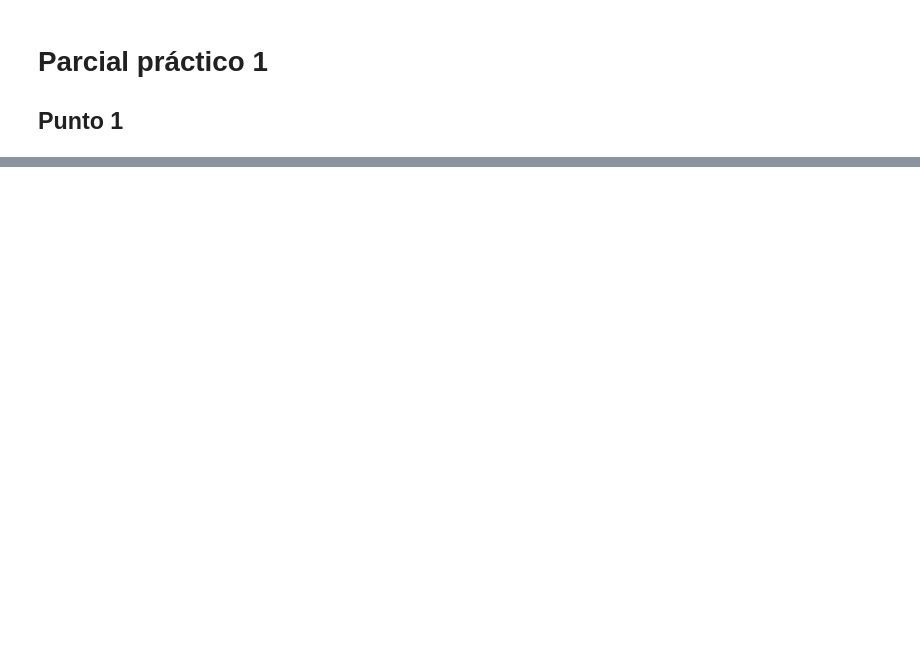
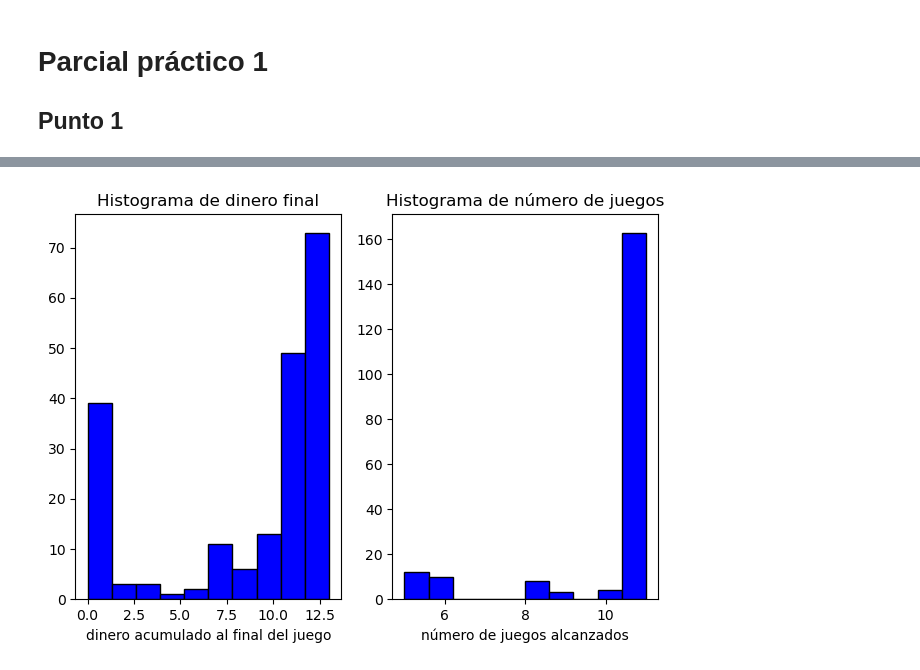
Before and after one commit to msanchezr99/Talleres_estocasticos1, a Jupyter notebook: Procesos_estoc_continuos/Parcial_Pract_I.ipynb, the cells around one changed output, grey strips where cells are left out. Drawn from its saved outputs; the diff is of its cells as text; code cells hidden in the pictures; blank space fills up the shorter version.

```diff
--- a/Procesos_estoc_continuos/Parcial_Pract_I.ipynb
+++ b/Procesos_estoc_continuos/Parcial_Pract_I.ipynb
@@ -37,0 +84,47 @@ Martingalas:
+# %%
+import seaborn as sns
+import matplotlib.pyplot as plt
+
+#Asumiendo que la apuesta inicial es uno
+def bet_sim(cash:int,limit:int,bet_inic,plot_example=False):
+    list_bet=[1]
+    list_cash=[cash]
+    bet=bet_inic
+    iter=1
+    while iter <=(limit) and cash>0:
+        u=np.random.uniform()
+        if u <=0.5: #gana
+            cash+=bet*2
+            bet=bet_inic
+            list_bet.append(bet)
+            list_cash.append(cash)
+        else:
+            cash-=bet
+            bet=min(2*bet,cash)
+            list_cash.append(cash)
+            list_bet.append(bet)
+        iter+=1
+    if plot_example==True:
+        plt.plot(list_cash)
+    return iter, cash
+
+#Caso a
+vect_numero_juegos_a=[]
+vect_ganancias_a=[]
+for i in range(200):
+    num_jueg,ganancia=bet_sim(5,10,0.4)
+    vect_numero_juegos_a.append(num_jueg)
+    vect_ganancias_a.append(ganancia)
+
+for i in [1,2]:
+    ax = plt.subplot(1, 2, i)
+    vect_plot=vect_ganancias_a if i==1 else vect_numero_juegos_a
+    ax.hist(vect_plot , color = 'blue', edgecolor = 'black')
+    title='Histograma de dinero final' if i==1 else 'Histograma de número de juegos'
+    ax.set_title(title)
+    x_label='dinero acumulado al final del juego' if i==1 else 'número de juegos alcanzados'
+    ax.set_xlabel(x_label, size = 10)
+plt.tight_layout()
+plt.show()
+# %% [output]
+[figure, added]
```
Also changed, not shown: parts of 9 cells of this notebook, 2 other files.
